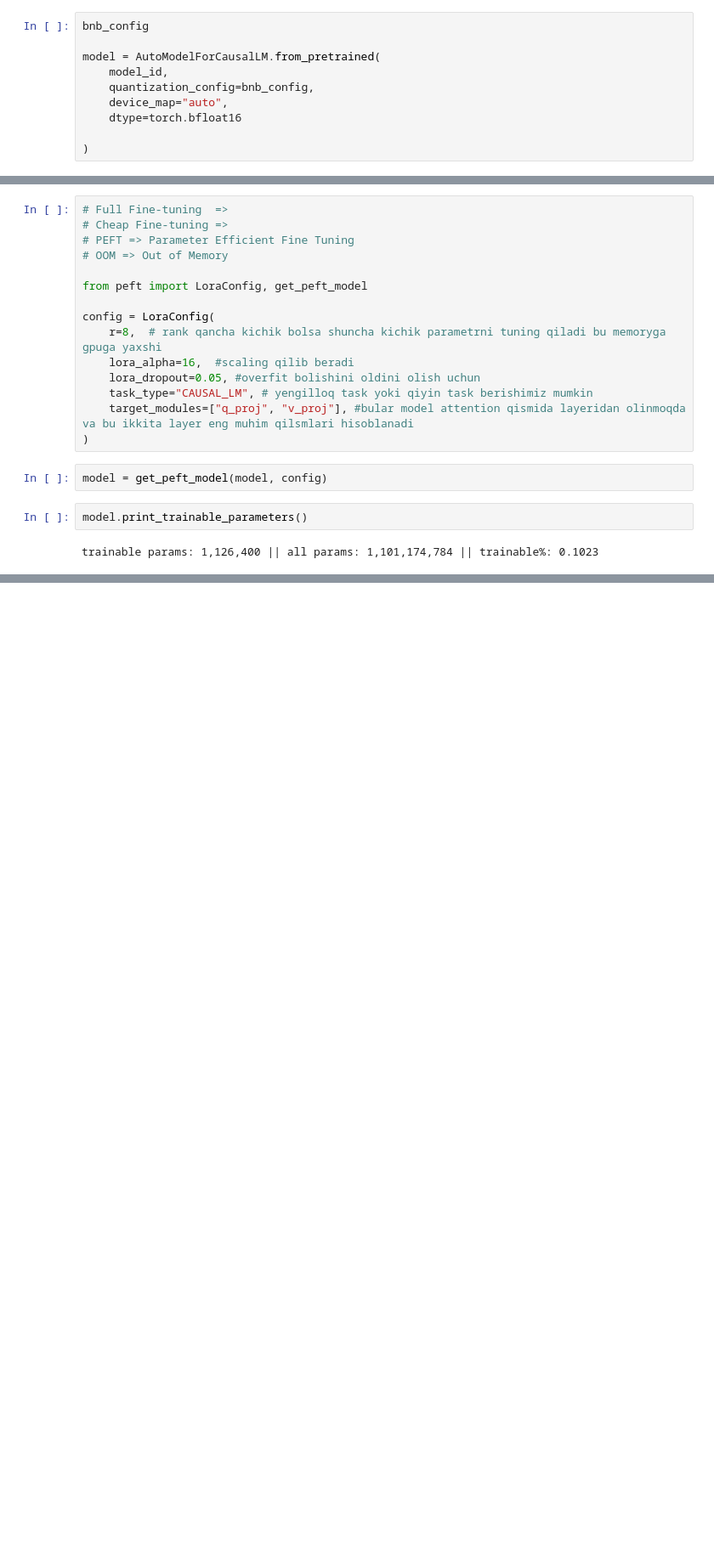
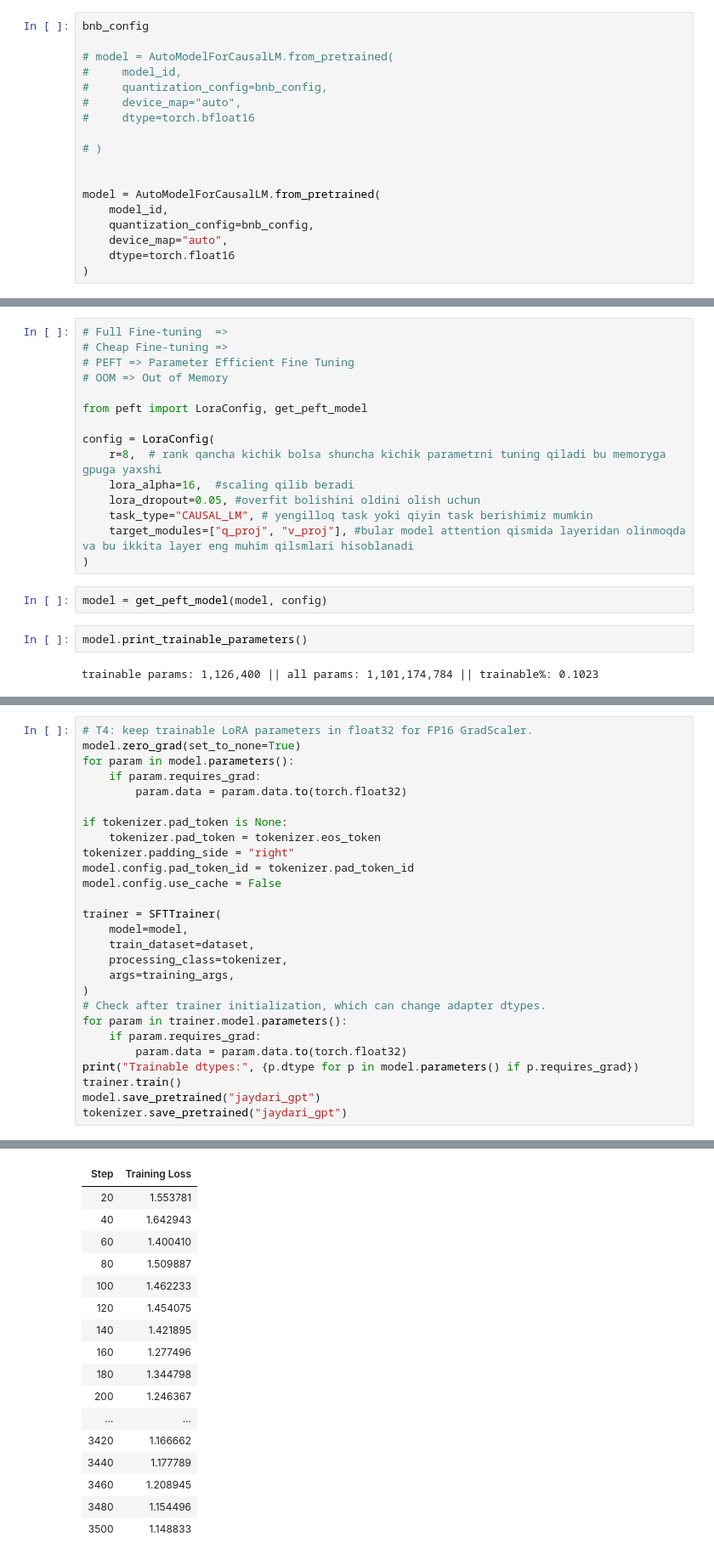
Before and after one commit to azizbekreimbaev/JaydatiGPT, a Jupyter notebook: jaydari_gpt.ipynb, the cells around one changed output, grey strips where cells are left out. Shown at 85% size. Saved outputs shown, nothing was run; the diff lists cells and outputs as text; blank space fills up the shorter version.

Commit message:
feat: using trl and training our model

```diff
--- a/jaydari_gpt.ipynb
+++ b/jaydari_gpt.ipynb
@@ -51,10 +63,18 @@ tokenizer.model: downloading bytes:           |  0.00B
 # %%
 bnb_config
+
+# model = AutoModelForCausalLM.from_pretrained(
+#     model_id,
+#     quantization_config=bnb_config,
+#     device_map="auto",
+#     dtype=torch.bfloat16
+
+# )
+
 
 model = AutoModelForCausalLM.from_pretrained(
     model_id,
     quantization_config=bnb_config,
     device_map="auto",
-    dtype=torch.bfloat16
-
+    dtype=torch.float16
 )
@@ -194,0 +258,28 @@ trainable params: 1,126,400 || all params: 1,101,174,784 || trainable%: 0.1023
+# %%
+# T4: keep trainable LoRA parameters in float32 for FP16 GradScaler.
+model.zero_grad(set_to_none=True)
+for param in model.parameters():
+    if param.requires_grad:
+        param.data = param.data.to(torch.float32)
+
+if tokenizer.pad_token is None:
+    tokenizer.pad_token = tokenizer.eos_token
+tokenizer.padding_side = "right"
+model.config.pad_token_id = tokenizer.pad_token_id
+model.config.use_cache = False
+
+trainer = SFTTrainer(
+    model=model,
+    train_dataset=dataset,
+    processing_class=tokenizer,
+    args=training_args,
+)
+# Check after trainer initialization, which can change adapter dtypes.
+for param in trainer.model.parameters():
+    if param.requires_grad:
+        param.data = param.data.to(torch.float32)
+print("Trainable dtypes:", {p.dtype for p in model.parameters() if p.requires_grad})
+trainer.train()
+model.save_pretrained("jaydari_gpt")
+tokenizer.save_pretrained("jaydari_gpt")
+# %% [output]
@@ -194,0 +288,17 @@ trainable params: 1,126,400 || all params: 1,101,174,784 || trainable%: 0.1023
+| Step | Training Loss |
+| 20 | 1.553781 |
+| 40 | 1.642943 |
+| 60 | 1.400410 |
+| 80 | 1.509887 |
+| 100 | 1.462233 |
+| 120 | 1.454075 |
+| 140 | 1.421895 |
+| 160 | 1.277496 |
+| 180 | 1.344798 |
+| 200 | 1.246367 |
+| ... | ... |
+| 3420 | 1.166662 |
+| 3440 | 1.177789 |
+| 3460 | 1.208945 |
+| 3480 | 1.154496 |
+| 3500 | 1.148833 |
```
Also changed, not shown: parts of 18 cells of this notebook.
